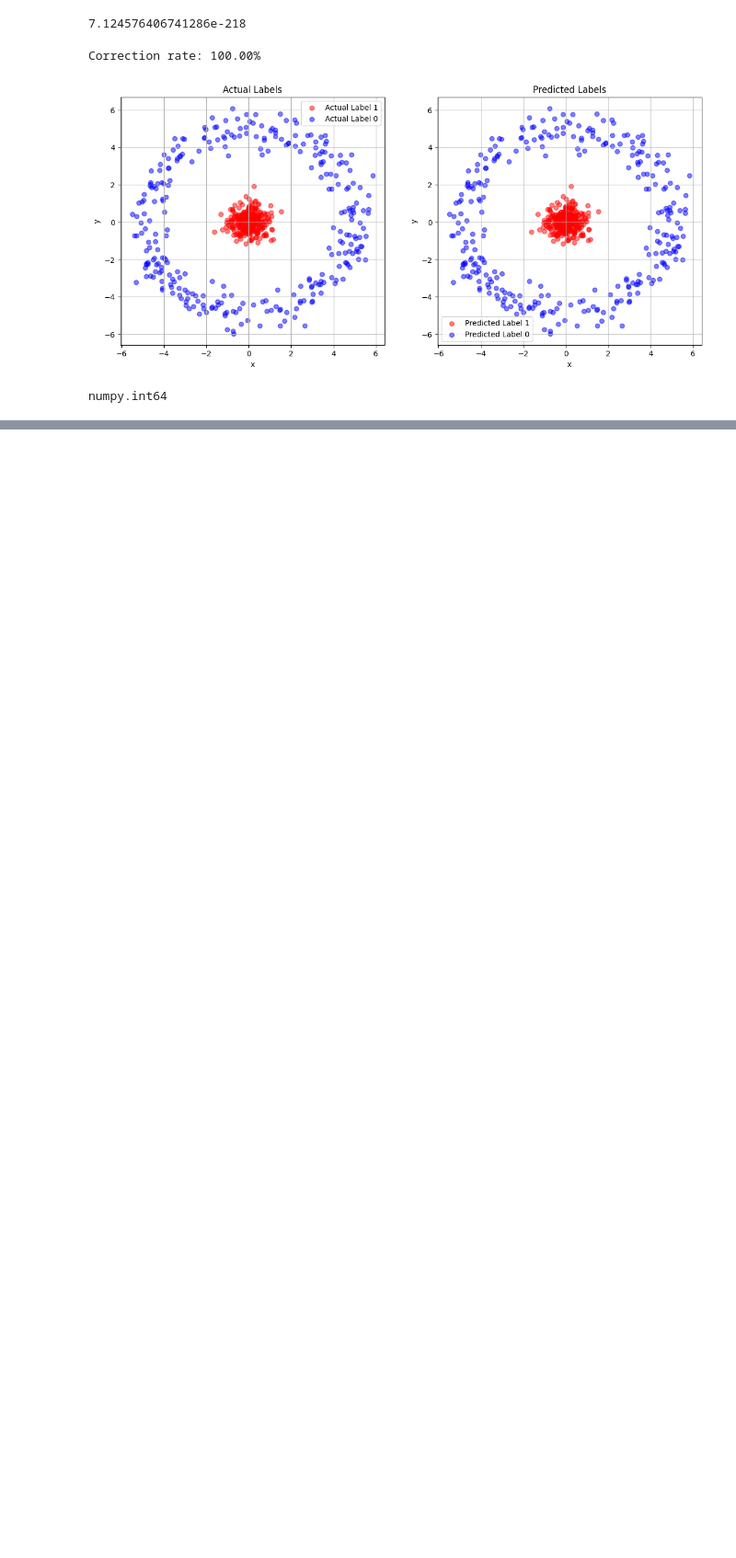
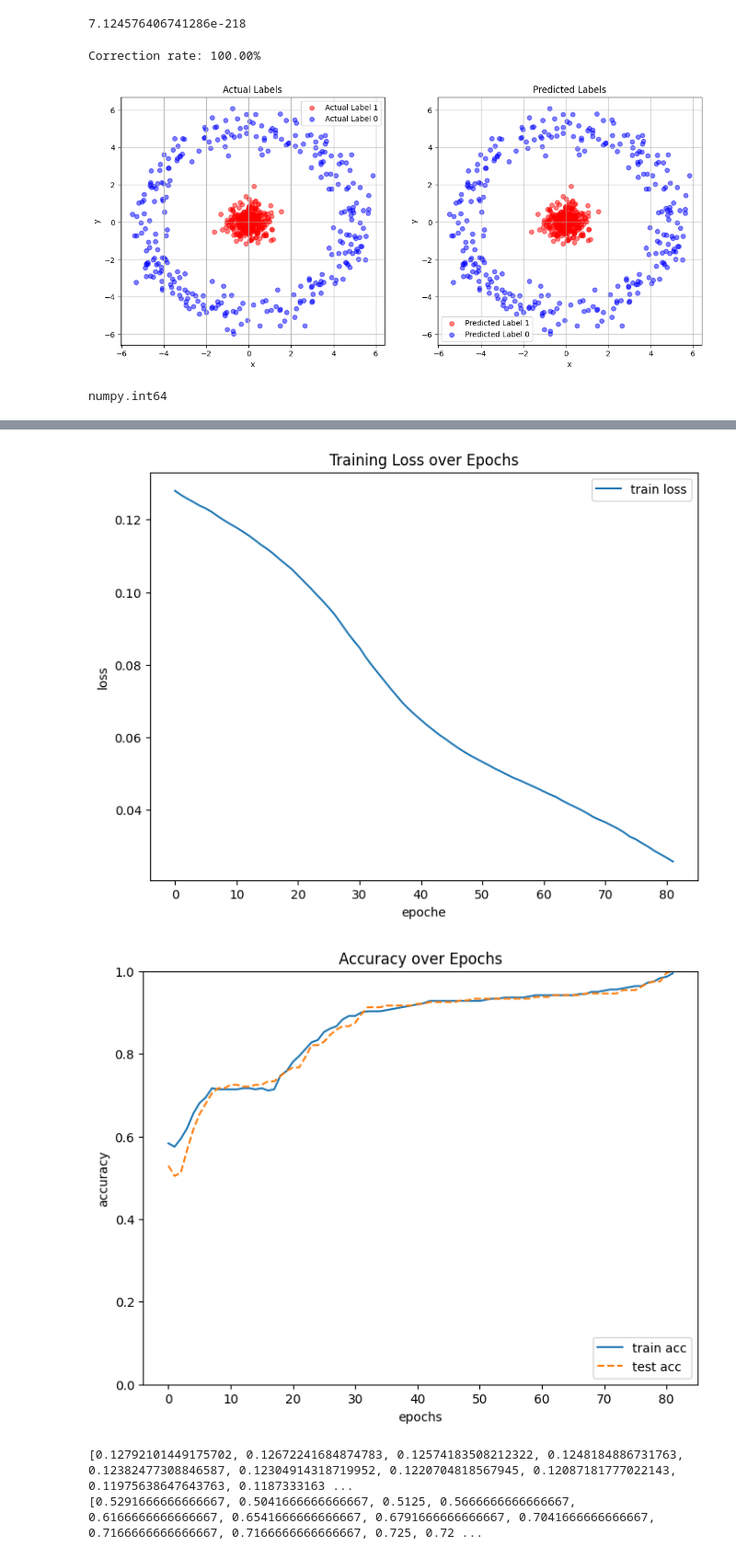
Before and after one commit to RyukiKuwahara/from-zero, a Jupyter notebook: from_zero_1.ipynb, the cells around one changed output, grey strips where cells are left out. Shown at 92% size. Drawn from its saved outputs; the diff is of its cells as text; code cells hidden in the pictures; blank space fills up the shorter version.

```diff
--- a/from_zero_1.ipynb
+++ b/from_zero_1.ipynb
@@ -463,0 +667,30 @@ print(test_acc_list)
+# %%
+
+# 訓練損失のグラフを描画
+plt.figure(figsize=(8, 6))
+plt.plot(np.arange(len(train_loss_list)), train_loss_list, label='train loss')
+plt.xlabel("epoche")
+plt.ylabel("loss")
+plt.title("Training Loss over Epochs")
+plt.legend(loc='upper right')
+plt.show()
+
+# 訓練精度とテスト精度のグラフを描画
+plt.figure(figsize=(8, 6))
+x = np.arange(len(train_acc_list))
+plt.plot(x, train_acc_list, label='train acc')
+plt.plot(x, test_acc_list, label='test acc', linestyle='--')
+plt.xlabel("epochs")
+plt.ylabel("accuracy")
+plt.ylim(0, 1.0)
+plt.title("Accuracy over Epochs")
+plt.legend(loc='lower right')
+plt.show()
+
+print(train_loss_list)
+print(test_acc_list)
+# %% [output]
+[figure, added]
+[figure, added]
+[0.12792101449175702, 0.12672241684874783, 0.12574183508212322, 0.1248184886731763, 0.12382477308846587, 0.12304914318719952, 0.1220704818567945, 0.12087181777022143, 0.11975638647643763, 0.1187333163 ...
+[0.5291666666666667, 0.5041666666666667, 0.5125, 0.5666666666666667, 0.6166666666666667, 0.6541666666666667, 0.6791666666666667, 0.7041666666666667, 0.7166666666666667, 0.7166666666666667, 0.725, 0.72 ...
```
Also changed, not shown: parts of 5 cells of this notebook.
